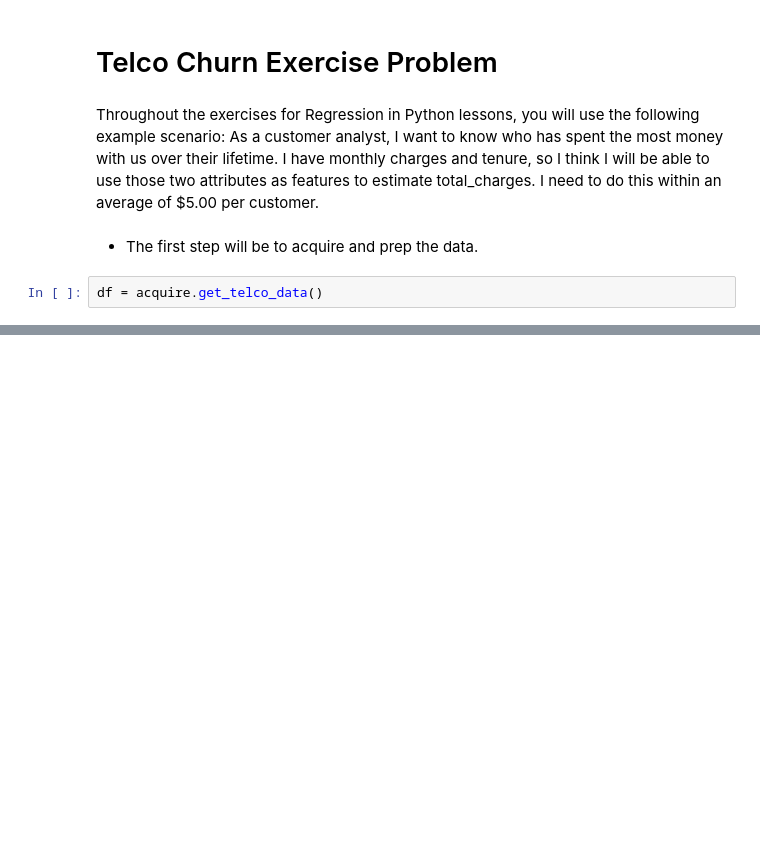
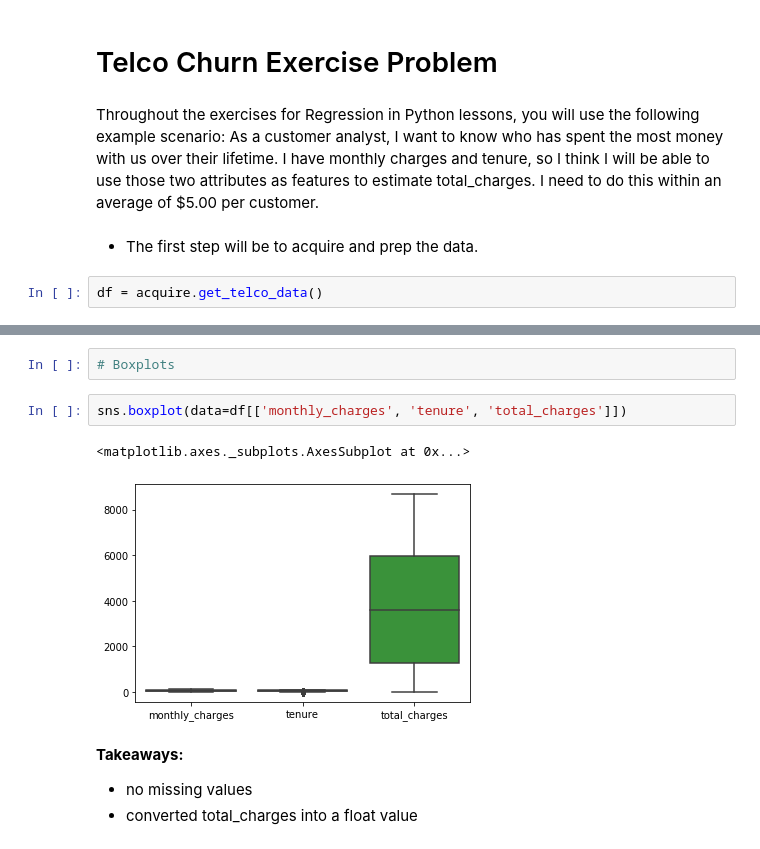
Before and after one commit to dbojado/regression-exercises, a Jupyter notebook: wrangle.ipynb, the cells around one changed output, grey strips where cells are left out. Cells and saved outputs as stored; diff of their text form; blank space fills up the shorter version.

```diff
--- a/wrangle.ipynb
+++ b/wrangle.ipynb
@@ -308,0 +378,11 @@ dtype: int64
+# %%
+# Boxplots
+# %%
+sns.boxplot(data=df[['monthly_charges', 'tenure', 'total_charges']])
+# %% [output]
+<matplotlib.axes._subplots.AxesSubplot at 0x...>
+[figure, added]
+# %% [markdown]
+<b> Takeaways: </b>
+- no missing values
+- converted total_charges into a float value
```
Also changed, not shown: parts of 25 cells of this notebook.
